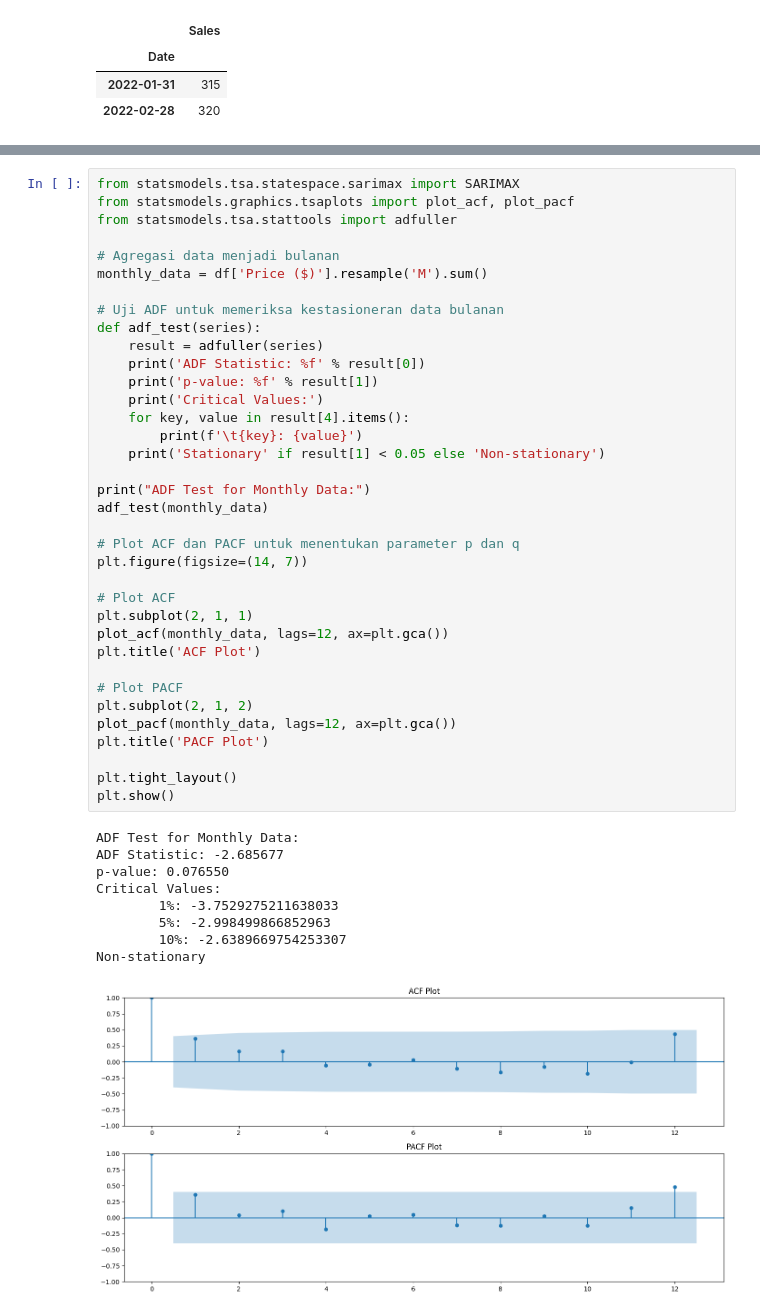
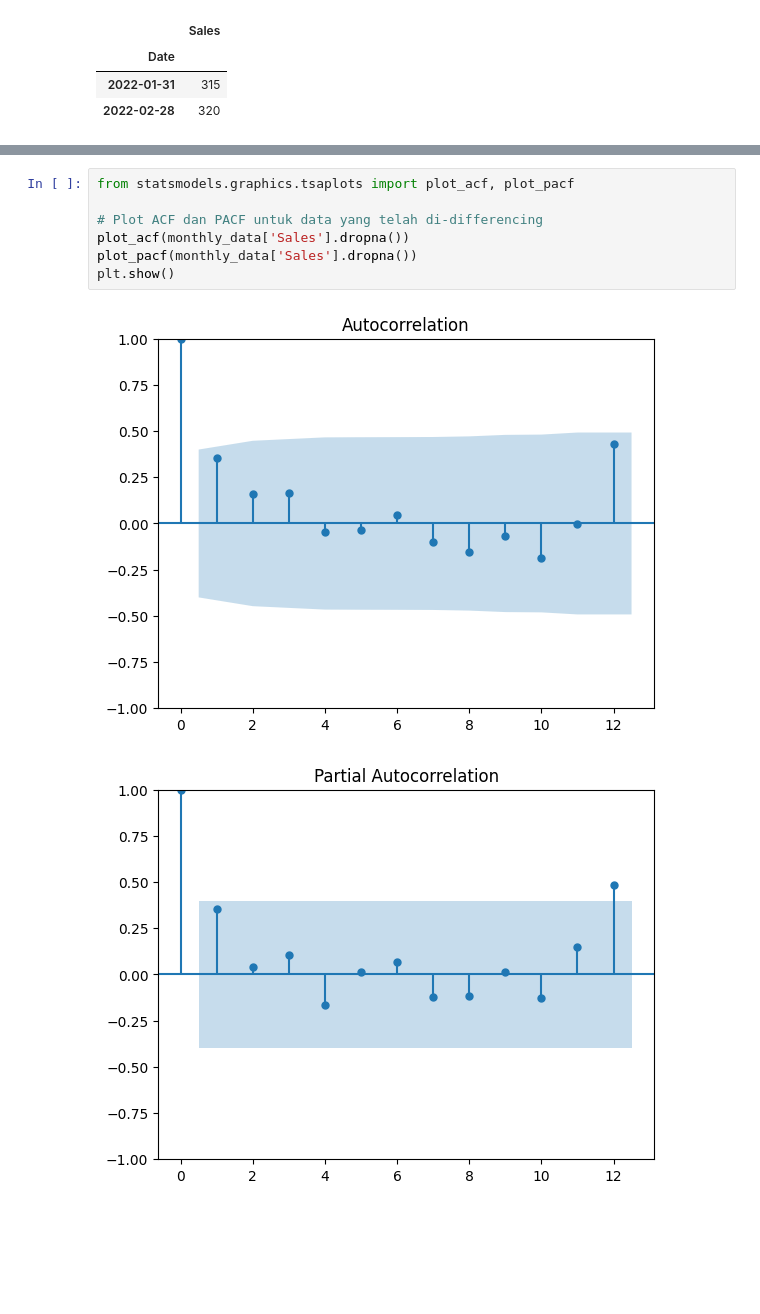
Before and after one commit to MuhammadJundullah/Data-Analysis, a Jupyter notebook: Car Sales Analysis/Car_Sales_Report.ipynb, the cells around one changed output, grey strips where cells are left out. Drawn from its saved outputs; the diff is of its cells as text; blank space fills up the shorter version.

```diff
--- a/Car Sales Analysis/Car_Sales_Report.ipynb
+++ b/Car Sales Analysis/Car_Sales_Report.ipynb
@@ -523,47 +519,11 @@ print('p-value: %f' % result[1])
-# %%
-from statsmodels.tsa.statespace.sarimax import SARIMAX
-from statsmodels.graphics.tsaplots import plot_acf, plot_pacf
-from statsmodels.tsa.stattools import adfuller
-
-# Agregasi data menjadi bulanan
-monthly_data = df['Price ($)'].resample('M').sum()
-
-# Uji ADF untuk memeriksa kestasioneran data bulanan
-def adf_test(series):
-    result = adfuller(series)
-    print('ADF Statistic: %f' % result[0])
-    print('p-value: %f' % result[1])
-    print('Critical Values:')
-    for key, value in result[4].items():
-        print(f'\t{key}: {value}')
-    print('Stationary' if result[1] < 0.05 else 'Non-stationary')
-
-print("ADF Test for Monthly Data:")
-adf_test(monthly_data)
-
-# Plot ACF dan PACF untuk menentukan parameter p dan q
-plt.figure(figsize=(14, 7))
-
-# Plot ACF
-plt.subplot(2, 1, 1)
-plot_acf(monthly_data, lags=12, ax=plt.gca())
-plt.title('ACF Plot')
-
-# Plot PACF
-plt.subplot(2, 1, 2)
-plot_pacf(monthly_data, lags=12, ax=plt.gca())
-plt.title('PACF Plot')
-
-plt.tight_layout()
-plt.show()
-# %% [output]
-ADF Test for Monthly Data:
-ADF Statistic: -2.685677
-p-value: 0.076550
-Critical Values:
-        1%: -3.7529275211638033
-        5%: -2.998499866852963
-        10%: -2.6389669754253307
-Non-stationary
-[figure, removed]
+# %%
+from statsmodels.graphics.tsaplots import plot_acf, plot_pacf
+
+# Plot ACF dan PACF untuk data yang telah di-differencing
+plot_acf(monthly_data['Sales'].dropna())
+plot_pacf(monthly_data['Sales'].dropna())
+plt.show()
+# %% [output]
+[figure, added]
+[figure, added]
 # %%
```
Also changed, not shown: parts of 12 cells of this notebook.
